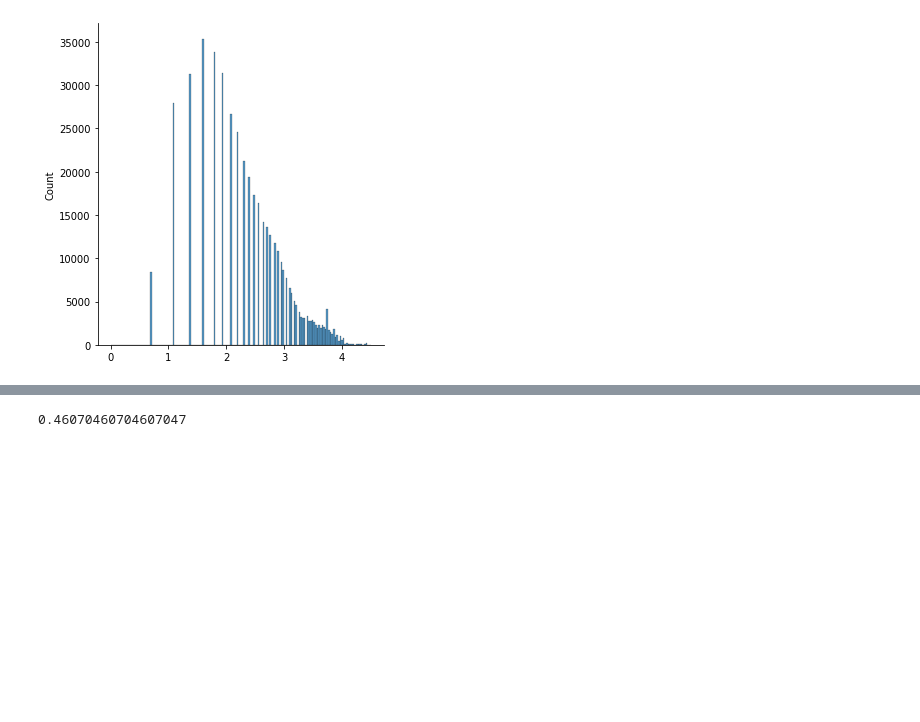
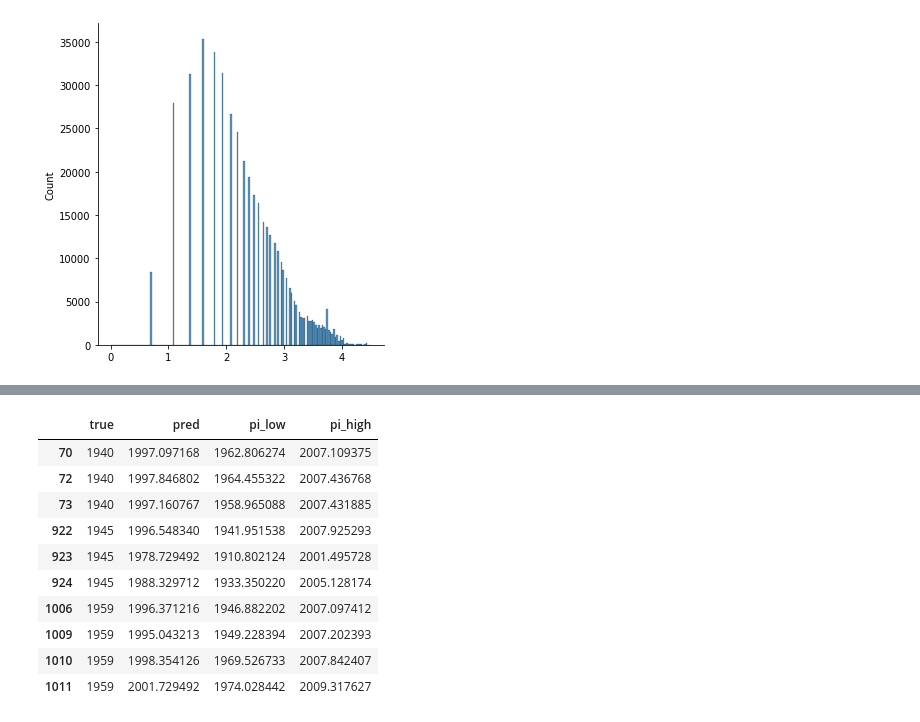
Before and after one commit to godatadriven/piven, a Jupyter notebook: notebooks/year_prediction_msd.ipynb, the cells around one changed output, grey strips where cells are left out. Saved outputs shown, nothing was run; the diff lists cells and outputs as text; code cells hidden in the pictures; blank space fills up the shorter version.

```diff
--- a/notebooks/year_prediction_msd.ipynb
+++ b/notebooks/year_prediction_msd.ipynb
@@ -143,8 +190,20 @@ df_res = pd.DataFrame({
 # %%
 outliers = df_res[df_res.true < 1960]
 coverage(outliers.true, outliers.pi_low, outliers.pi_high)
+
+outliers.head(10)
 # %% [output]
-0.46070460704607047
+|  | true | pred | pi_low | pi_high |
+| 70 | 1940 | 1997.097168 | 1962.806274 | 2007.109375 |
+| 72 | 1940 | 1997.846802 | 1964.455322 | 2007.436768 |
+| 73 | 1940 | 1997.160767 | 1958.965088 | 2007.431885 |
+| 922 | 1945 | 1996.548340 | 1941.951538 | 2007.925293 |
+| 923 | 1945 | 1978.729492 | 1910.802124 | 2001.495728 |
+| 924 | 1945 | 1988.329712 | 1933.350220 | 2005.128174 |
+| 1006 | 1959 | 1996.371216 | 1946.882202 | 2007.097412 |
+| 1009 | 1959 | 1995.043213 | 1949.228394 | 2007.202393 |
+| 1010 | 1959 | 1998.354126 | 1969.526733 | 2007.842407 |
+| 1011 | 1959 | 2001.729492 | 1974.028442 | 2009.317627 |
 # %%
 pi_distance(outliers.pi_low, outliers.pi_high)
 # %% [output]
```
Also changed, not shown: parts of 24 cells of this notebook, 1 other file.
